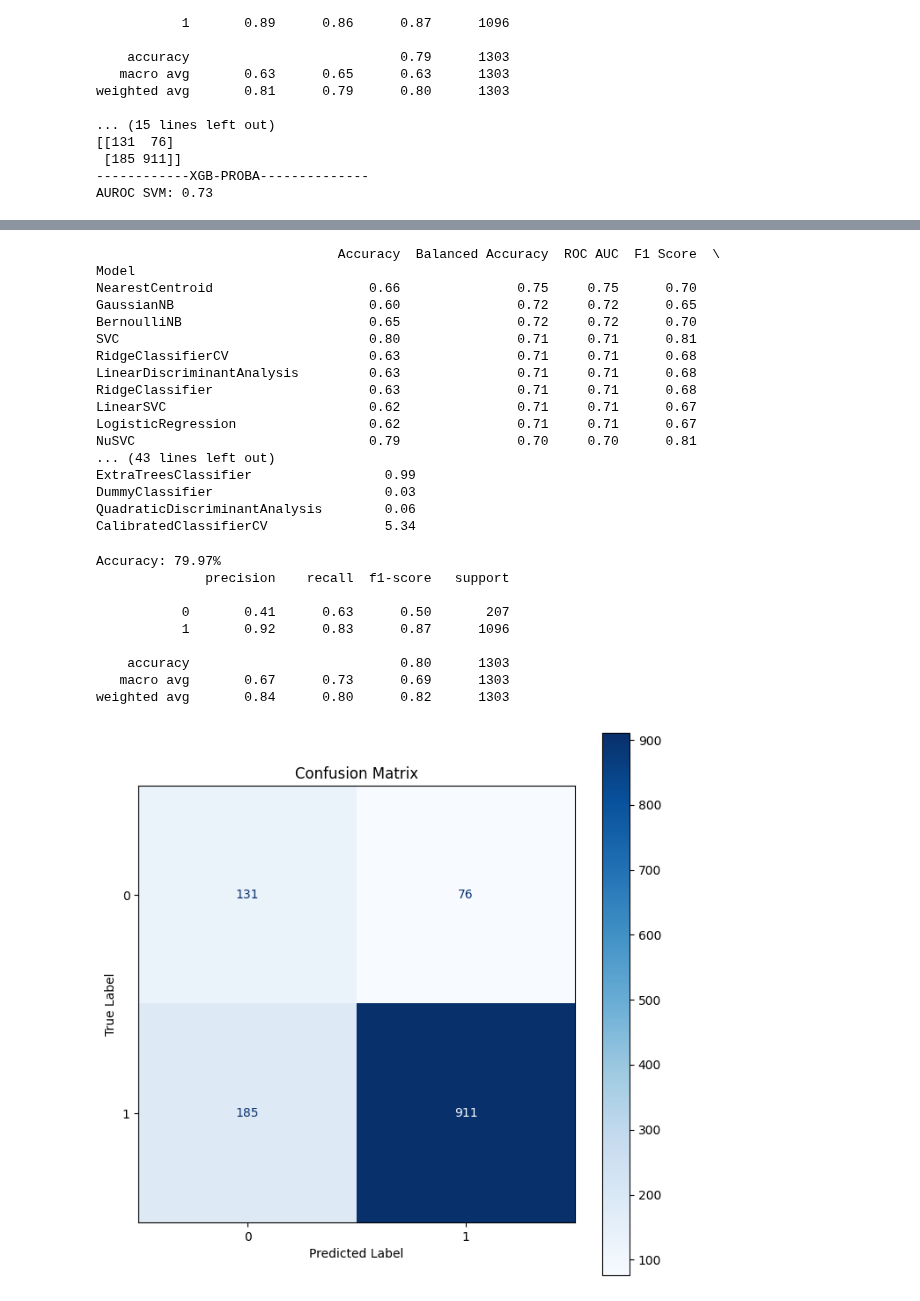
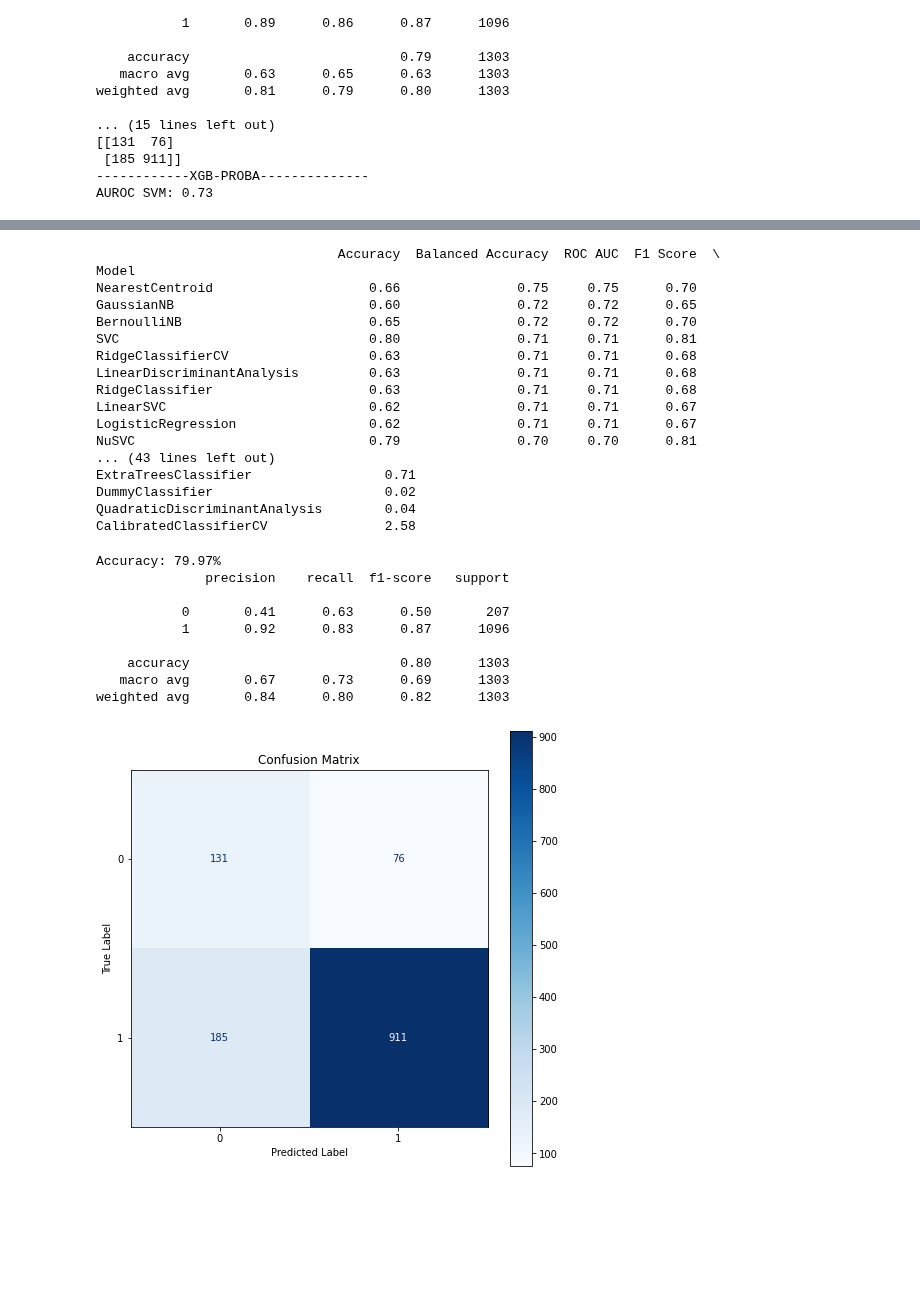
Before and after one commit to ramon284/Interest-predictor, a Jupyter notebook: zpredict.ipynb, the cells around one changed output, grey strips where cells are left out. Saved outputs shown, nothing was run; the diff lists cells and outputs as text; code cells hidden in the pictures; blank space fills up the shorter version.

```diff
--- a/zpredict.ipynb
+++ b/zpredict.ipynb
@@ -36,9 +36,9 @@ def preprocess(df, humanCheck = False):
                    'AU11_diff', 'AU12_diff', 'AU14_diff', 'AU15_diff', 'AU17_diff', 'AU20_diff', 'AU23_diff', 'AU24_diff', 'AU25_diff', 'AU26_diff', 'AU28_diff',
                    'AU43_diff', 'anger_diff', 'disgust_diff', 'fear_diff', 'happiness_diff', 'surprise_diff', 'neutral_diff', 'emotion_mirroring_diff']
     ##      + listEmoDiff
+    listOther = ['emotion_mirroring']
 
-
-    totalcolumns = listBB + listLandmarks + listTime  + listEyes + featureTest# + listFaceDirection
+    totalcolumns = listBB + listLandmarks + listTime  + listEyes + featureTest# + listOther# + listFaceDirection
 
     df = df.drop(columns = totalcolumns)
     df = df.drop(columns=['pupil_direction', 'Person'])
@@ -51,6 +51,11 @@ def preprocess(df, humanCheck = False):
         df['sunnyLabels'] = df['sunnyLabels'].replace({'n': 0, 'no': 0, 'y': 1, 'yes': 1})
     return df
 
+
+## TODO:
+############################ INSTEAD OF MEAN, DO AGGREGATION FOR VALUES CONTAINING 'DIFF'!!!!!!!!!!!!!!!!!!!!!!!!!!!!!!!!!!!!!!!!!!!
+########################################################################################################################################
+############ 23 juni ######################################################################
 def generate_chunk_summary(chunk, global_statistics={}, fullList=[], meanSDList=[], humanCheck = False):
     chunk_df = pd.DataFrame(chunk)
     chunk_summary = chunk_df.mean().to_dict()  # calculate mean for all columns\n",
@@ -74,37 +79,6 @@ def generate_chunk_summary(chunk, global_statistics={}, fullList=[], meanSDList=
         chunk_summary['elenaLabels'] = chunk_df['elenaLabels'].values[-1]
         chunk_summary['sunnyLabels'] = chunk_df['sunnyLabels'].values[-1]
     return chunk_summary
-
-# def generate_chunk_summary(chunk, global_statistics={},fullList=[], meanSDList=[], humanCheck=False):
-#     chunk_df = pd.DataFrame(chunk)
-
-#     # Calculate local statistics
-#     local_summary = chunk_df.mean().to_dict()
-#     local_sd = chunk_df.std().to_dict()
-#     local_mad = chunk_df.mad().to_dict()
-#     #local_quartiles = chunk_df.quantile([0.25, 0.5, 0.75]).to_dict()
-
-#     # Compare local statistics to global statistics and calculate differences
-#     for key in global_statistics['mean']:
-#         local_summary[f'{key}_diff_from_global'] = local_summary[key] - global_statistics['mean'][key]
-
-#     for key in global_statistics['sd']:
-#         local_summary[f'{key}_sd_diff_from_global'] = local_sd[key] - global_statistics['sd'][key]
-
-#     for key in global_statistics['mad']:
-#         local_summary[f'{key}_mad_diff_from_global'] = local_mad[key] - global_statistics['mad'][key]
-
-#     # for key in global_statistics['quartiles']:
-#     #     for quartile in [0.25, 0.5, 0.75]:
-#     #         local_summary[f'{key}_q{int(quartile * 100)}_diff_from_global'] = local_quartiles[key][quartile] - global_statistics['quartiles'][key][quartile]
-
-#     local_summary['Label'] = chunk_df['Label'].values[-1]
-#     if humanCheck:
-#         local_summary['liridonLabels'] = chunk_df['liridonLabels'].values[-1]
-#         local_summary['elenaLabels'] = chunk_df['elenaLabels'].values[-1]
-#         local_summary['sunnyLabels'] = chunk_df['sunnyLabels'].values[-1]
-
-#     return local_summary
 
 
 def create_chunks(df, chunk_size, global_statistics={}, humanCheck = False):
@@ -449,15 +429,15 @@ else:
 # %%
-from lazypredict.Supervised import LazyClassifier
-from sklearn.model_selection import train_test_split
-import pandas as pd
+# from lazypredict.Supervised import LazyClassifier
+# from sklearn.model_selection import train_test_split
+# import pandas as pd
 
-X_train_smote, y_train_smote = smote.fit_resample(X_train_filled, y_train)
+# X_train_smote, y_train_smote = smote.fit_resample(X_train_filled, y_train)
 
-clf = LazyClassifier(verbose=0,ignore_warnings=True, custom_metric=None)
-models,predictions = clf.fit(X_train_smote, X_test_filled, y_train_smote, y_test)
+# clf = LazyClassifier(verbose=0,ignore_warnings=True, custom_metric=None)
+# models,predictions = clf.fit(X_train_smote, X_test_filled, y_train_smote, y_test)
 
-# Prints the model performance
-print(models)
+# # Prints the model performance
+# print(models)
 # %% [output]
                                Accuracy  Balanced Accuracy  ROC AUC  F1 Score  \
 Model
@@ -472,10 +452,10 @@ LinearSVC                          0.62               0.71     0.71      0.67
 LogisticRegression                 0.62               0.71     0.71      0.67
 NuSVC                              0.79               0.70     0.70      0.81
 ... (43 lines left out)
-ExtraTreesClassifier                 0.99
-DummyClassifier                      0.03
-QuadraticDiscriminantAnalysis        0.06
-CalibratedClassifierCV               5.34
+ExtraTreesClassifier                 0.71
+DummyClassifier                      0.02
+QuadraticDiscriminantAnalysis        0.04
+CalibratedClassifierCV               2.58
 # %%
 # ###Create a background dataset (you can also use a subset of your train dataset)
 # background_data = X_train_filled.iloc[90:93,:]
@@ -492,34 +472,36 @@ CalibratedClassifierCV               5.34
 import matplotlib.pyplot as plt
 from sklearn.metrics import accuracy_score, classification_report, confusion_matrix, ConfusionMatrixDisplay
 
 y_pred = model.predict(X_test)
 accuracy = accuracy_score(y_test, y_pred_svm)
 print("Accuracy: %.2f%%" % (accuracy * 100.0))
 print(classification_report(y_test, y_pred_svm))
 
 # Compute the confusion matrix
 cm = confusion_matrix(y_test, y_pred_svm)
 
+y_pred_with_emo = y_pred_svm
+
 # Plot the confusion matrix
 fig, ax = plt.subplots(figsize=(8, 8))
 disp = ConfusionMatrixDisplay(confusion_matrix=cm, display_labels=model.classes_)
 disp.plot(ax=ax, cmap=plt.cm.Blues)
 
 plt.title("Confusion Matrix")
 plt.xlabel("Predicted Label")
 plt.ylabel("True Label")
 plt.show()
 # %% [output]
 Accuracy: 79.97%
               precision    recall  f1-score   support
 
            0       0.41      0.63      0.50       207
            1       0.92      0.83      0.87      1096
 
     accuracy                           0.80      1303
    macro avg       0.67      0.73      0.69      1303
 weighted avg       0.84      0.80      0.82      1303
-[figure, old version]
+[figure, new version]
 # %%
 import numpy as np
 def smooth_data(data, window_size, method='average'):
```
Also changed, not shown: parts of 11 cells of this notebook.
